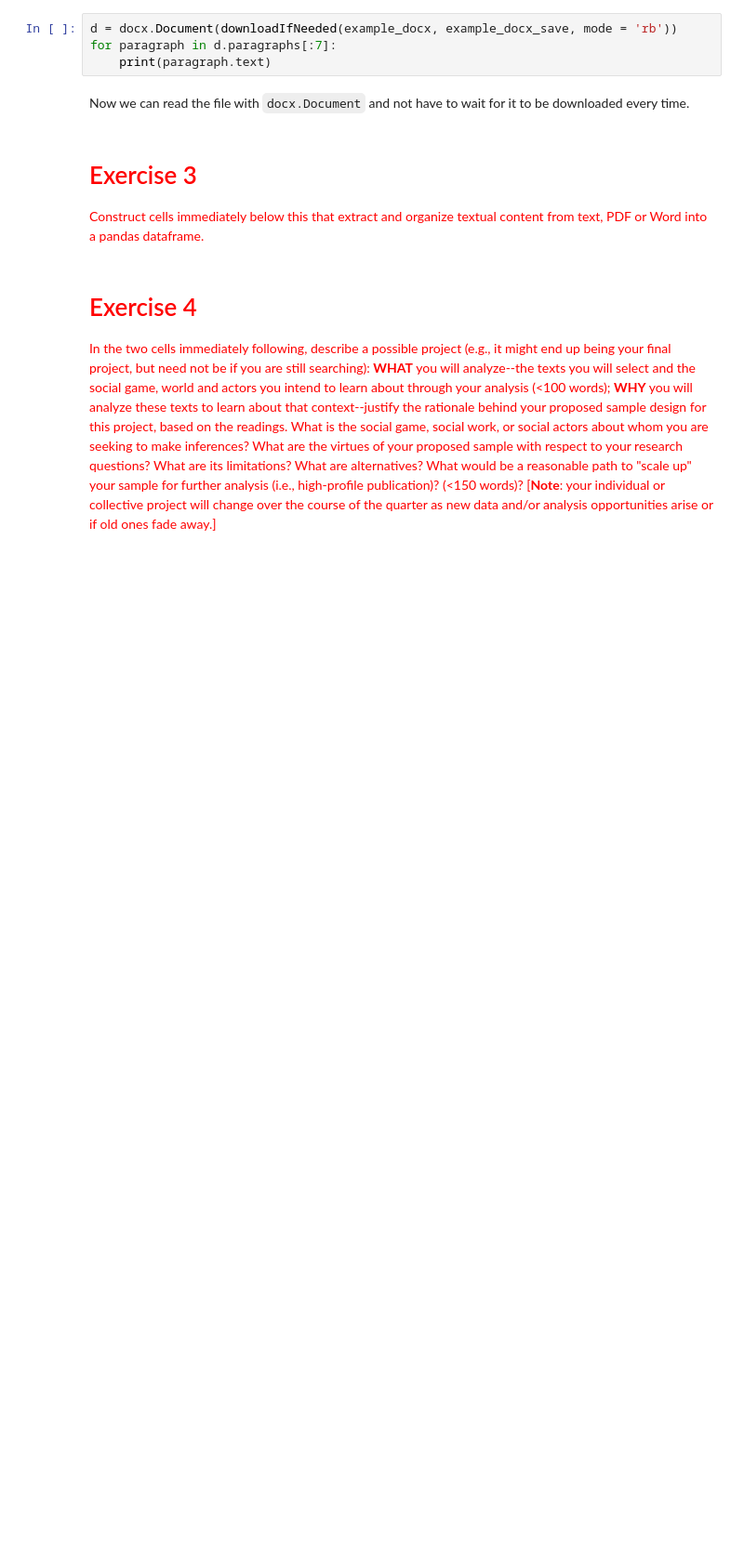
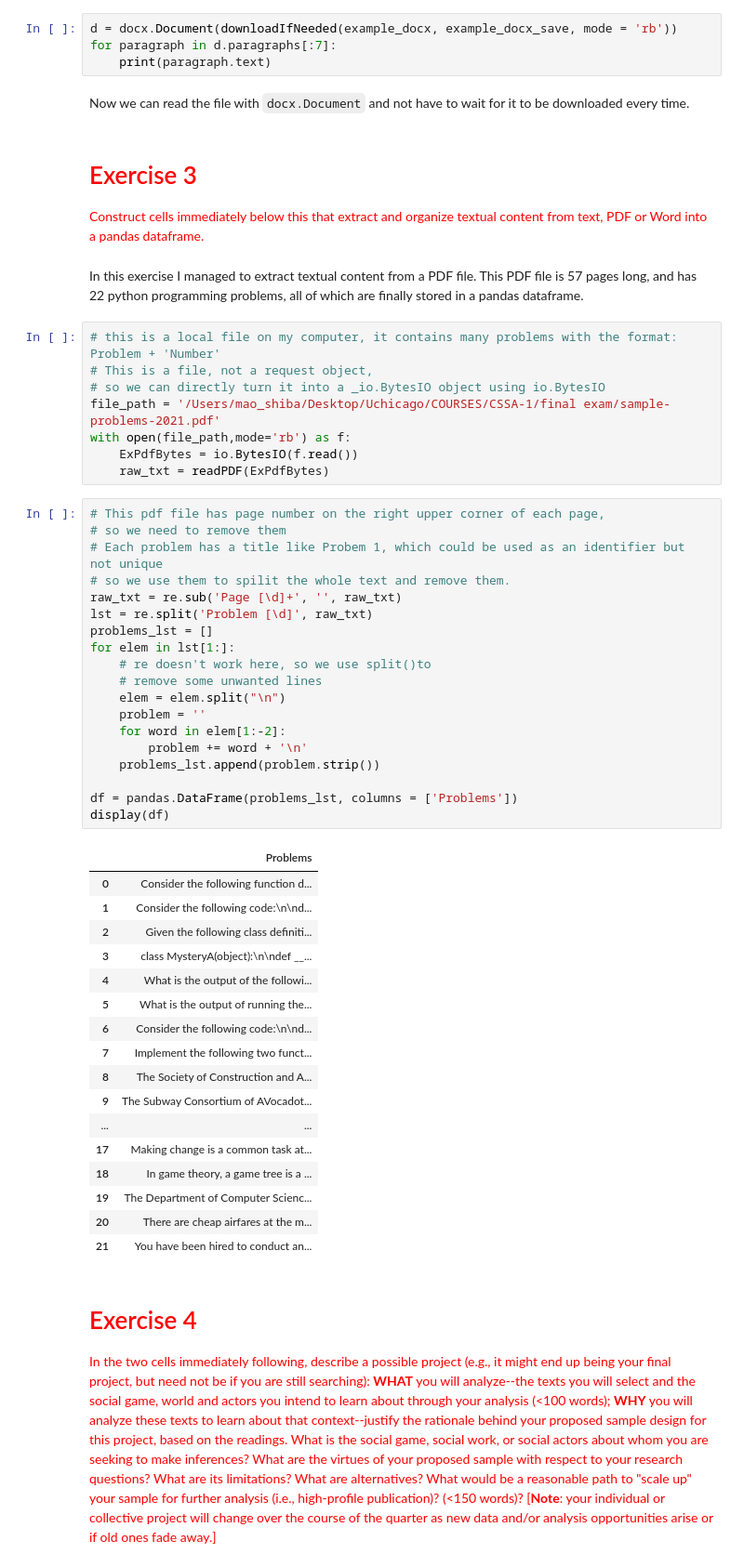
Before and after one commit to Hongkai040/2022-Content-Analysis-HW, a Jupyter notebook: HW-Measuring-Meaning-and-Sampling.ipynb, the cells around one changed output. Shown at 93% size. Saved outputs shown, nothing was run; the diff lists cells and outputs as text; blank space fills up the shorter version.

```diff
--- a/HW-Measuring-Meaning-and-Sampling.ipynb
+++ b/HW-Measuring-Meaning-and-Sampling.ipynb
@@ -775,6 +794,53 @@ downloaded every time.
 # %% [markdown]
 # <font color="red">Exercise 3</font>
 <font color="red">Construct cells immediately below this that extract and organize textual content from text, PDF or Word into a pandas dataframe.</font>
+# %% [markdown]
+In this exercise I managed to extract textual content from a PDF file. This PDF file is 57 pages long, and has 22 python programming problems, all of which are finally stored in a pandas dataframe.
+# %%
+# this is a local file on my computer, it contains many problems with the format: Problem + 'Number'
+# This is a file, not a request object,
+# so we can directly turn it into a _io.BytesIO object using io.BytesIO
+file_path = '/Users/mao_shiba/Desktop/Uchicago/COURSES/CSSA-1/final exam/sample-problems-2021.pdf'
+with open(file_path,mode='rb') as f:
+    ExPdfBytes = io.BytesIO(f.read())
+    raw_txt = readPDF(ExPdfBytes)
+# %%
+# This pdf file has page number on the right upper corner of each page,
+# so we need to remove them
+# Each problem has a title like Probem 1, which could be used as an identifier but not unique
+# so we use them to spilit the whole text and remove them.
+raw_txt = re.sub('Page [\d]+', '', raw_txt)
+lst = re.split('Problem [\d]', raw_txt)
+problems_lst = []
+for elem in lst[1:]:
+    # re doesn't work here, so we use split()to
+    # remove some unwanted lines
+    elem = elem.split("\n")
+    problem = ''
+    for word in elem[1:-2]:
+        problem += word + '\n'
+    problems_lst.append(problem.strip())
+
+df = pandas.DataFrame(problems_lst, columns = ['Problems'])
+display(df)
+# %% [output]
+|  | Problems |
+| 0 | Consider the following function d... |
+| 1 | Consider the following code:\n\nd... |
+| 2 | Given the following class deﬁniti... |
+| 3 | class MysteryA(object):\n\ndef __... |
+| 4 | What is the output of the followi... |
+| 5 | What is the output of running the... |
+| 6 | Consider the following code:\n\nd... |
+| 7 | Implement the following two funct... |
+| 8 | The Society of Construction and A... |
+| 9 | The Subway Consortium of AVocadot... |
+| ... | ... |
+| 17 | Making change is a common task at... |
+| 18 | In game theory, a game tree is a ... |
+| 19 | The Department of Computer Scienc... |
+| 20 | There are cheap airfares at the m... |
+| 21 | You have been hired to conduct an... |
 # %% [markdown]
 # <font color="red">Exercise 4</font>
 
```
Also changed, not shown: parts of 10 cells of this notebook.
